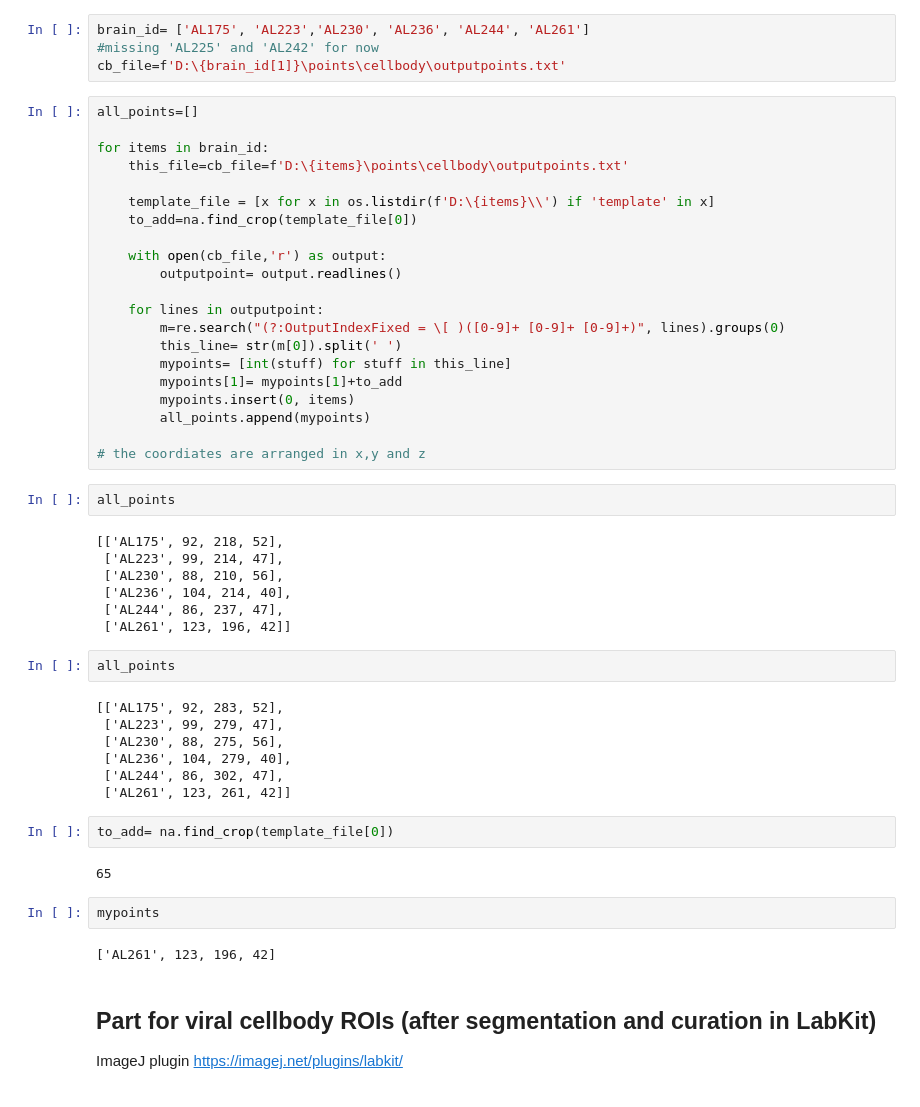
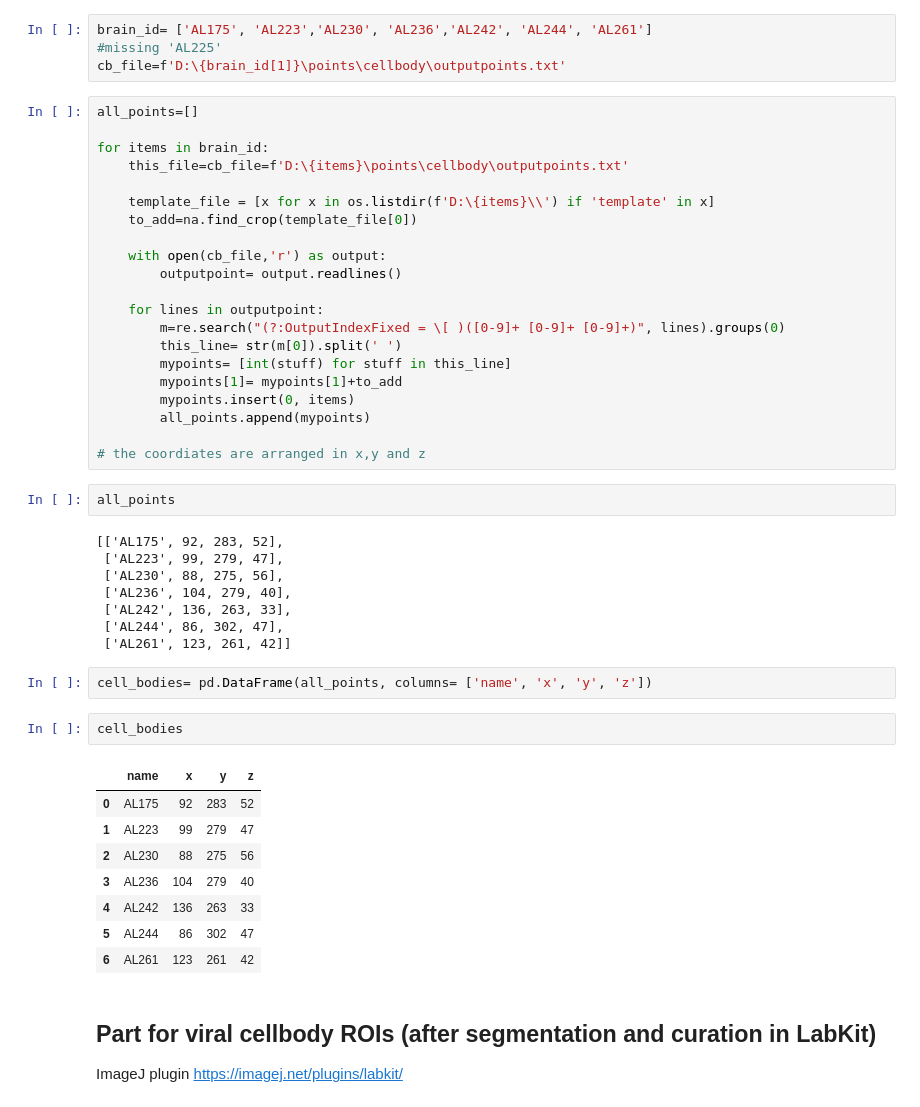
Before and after one commit to YANQI-LIU/Image_Registration, a Jupyter notebook: Get_cellbodies.ipynb, the cells around one changed output. Saved outputs shown, nothing was run; the diff lists cells and outputs as text.

```diff
--- a/Get_cellbodies.ipynb
+++ b/Get_cellbodies.ipynb
@@ -64,8 +64,8 @@ Then write as a single file containing brain ID and cell body location
 
 ___Work in progress___
 # %%
-brain_id= ['AL175', 'AL223','AL230', 'AL236', 'AL244', 'AL261']
-#missing 'AL225' and 'AL242' for now
+brain_id= ['AL175', 'AL223','AL230', 'AL236','AL242', 'AL244', 'AL261']
+#missing 'AL225'
 cb_file=f'D:\{brain_id[1]}\points\cellbody\outputpoints.txt'
 # %%
 all_points=[]
@@ -91,29 +91,26 @@ for items in brain_id:
 # %%
 all_points
 # %% [output]
-[['AL175', 92, 218, 52],
- ['AL223', 99, 214, 47],
- ['AL230', 88, 210, 56],
- ['AL236', 104, 214, 40],
- ['AL244', 86, 237, 47],
- ['AL261', 123, 196, 42]]
+[['AL175', 92, 283, 52],
+ ['AL223', 99, 279, 47],
+ ['AL230', 88, 275, 56],
+ ['AL236', 104, 279, 40],
+ ['AL242', 136, 263, 33],
+ ['AL244', 86, 302, 47],
+ ['AL261', 123, 261, 42]]
-# %%
-all_points
-# %% [output]
-[['AL175', 92, 283, 52],
- ['AL223', 99, 279, 47],
- ['AL230', 88, 275, 56],
- ['AL236', 104, 279, 40],
- ['AL244', 86, 302, 47],
- ['AL261', 123, 261, 42]]
-# %%
-to_add= na.find_crop(template_file[0])
-# %% [output]
-65
-# %%
-mypoints
-# %% [output]
-['AL261', 123, 196, 42]
+# %%
+cell_bodies= pd.DataFrame(all_points, columns= ['name', 'x', 'y', 'z'])
+# %%
+cell_bodies
+# %% [output]
+|  | name | x | y | z |
+| 0 | AL175 | 92 | 283 | 52 |
+| 1 | AL223 | 99 | 279 | 47 |
+| 2 | AL230 | 88 | 275 | 56 |
+| 3 | AL236 | 104 | 279 | 40 |
+| 4 | AL242 | 136 | 263 | 33 |
+| 5 | AL244 | 86 | 302 | 47 |
+| 6 | AL261 | 123 | 261 | 42 |
 # %% [markdown]
 ## Part for viral cellbody ROIs (after segmentation and curation in LabKit)
 
```
Also changed, not shown: parts of 10 cells of this notebook, 1 other file.
